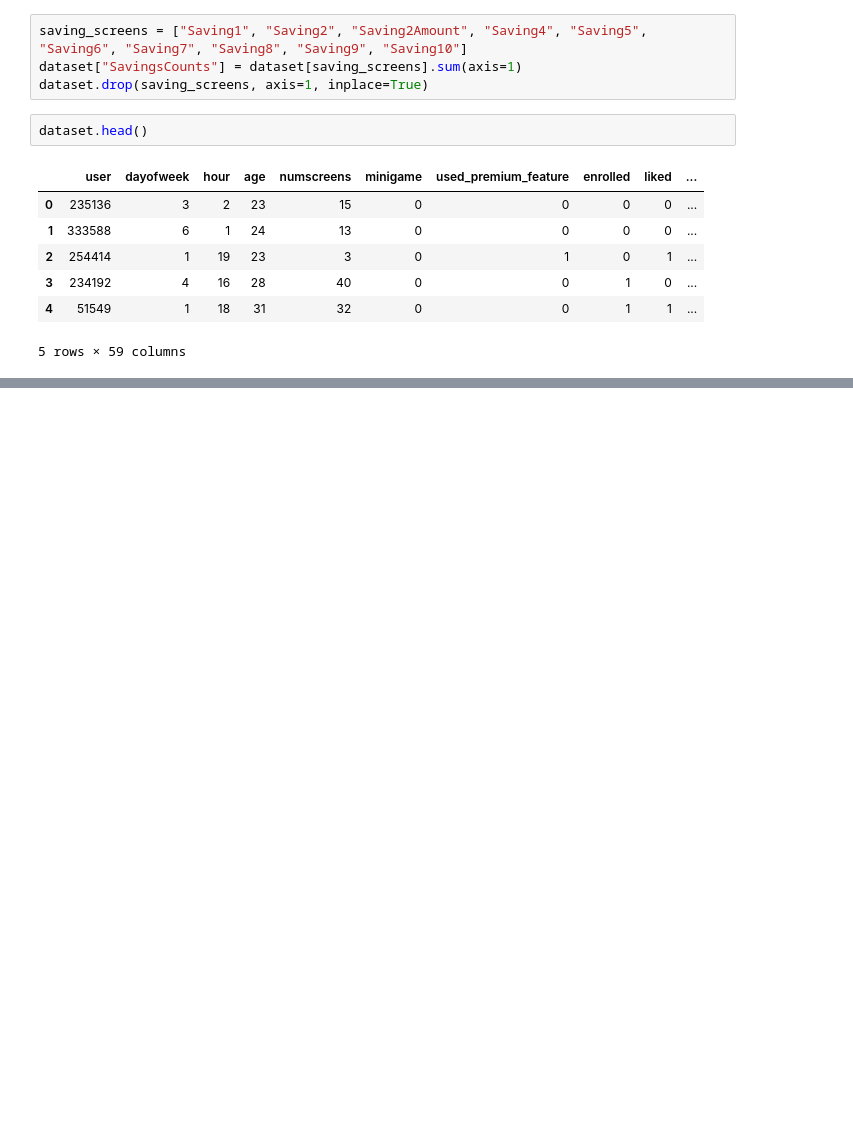
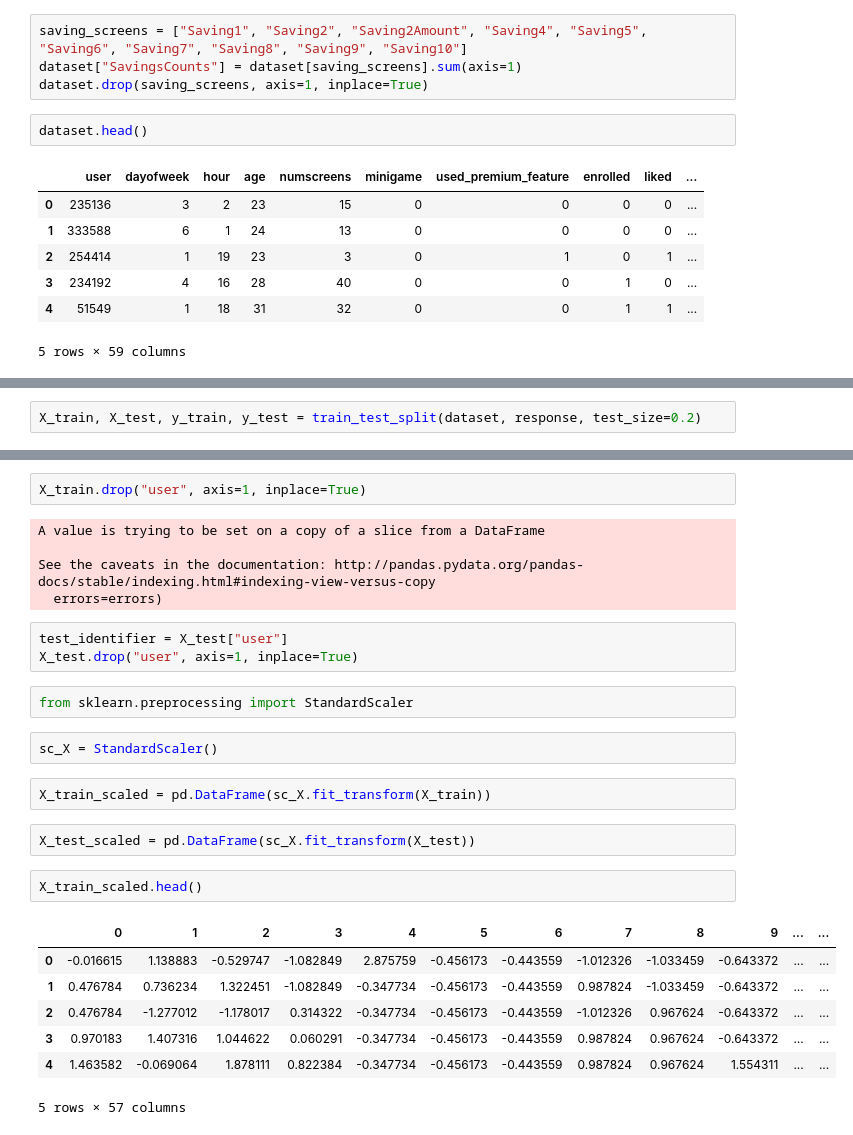
Before and after one commit to DGV1995/Curso-Practical-Machine-Learning, a Jupyter notebook: Notebooks/Customers.ipynb, the cells around one changed output, grey strips where cells are left out. Drawn from its saved outputs; the diff is of its cells as text; blank space fills up the shorter version.

```diff
--- a/Notebooks/Customers.ipynb
+++ b/Notebooks/Customers.ipynb
@@ -219,0 +230,2 @@ dataset.head()
+# %%
+X_train, X_test, y_train, y_test = train_test_split(dataset, response, test_size=0.2)
@@ -219,0 +234,28 @@ dataset.head()
+# %%
+X_train.drop("user", axis=1, inplace=True)
+# %% [output]
+A value is trying to be set on a copy of a slice from a DataFrame
+
+See the caveats in the documentation: http://pandas.pydata.org/pandas-docs/stable/indexing.html#indexing-view-versus-copy
+  errors=errors)
+# %%
+test_identifier = X_test["user"]
+X_test.drop("user", axis=1, inplace=True)
+# %%
+from sklearn.preprocessing import StandardScaler
+# %%
+sc_X = StandardScaler()
+# %%
+X_train_scaled = pd.DataFrame(sc_X.fit_transform(X_train))
+# %%
+X_test_scaled = pd.DataFrame(sc_X.fit_transform(X_test))
+# %%
+X_train_scaled.head()
+# %% [output]
+|  | 0 | 1 | 2 | 3 | 4 | 5 | 6 | 7 | 8 | 9 | ... | ... |
+| 0 | -0.016615 | 1.138883 | -0.529747 | -1.082849 | 2.875759 | -0.456173 | -0.443559 | -1.012326 | -1.033459 | -0.643372 | ... | ... |
+| 1 | 0.476784 | 0.736234 | 1.322451 | -1.082849 | -0.347734 | -0.456173 | -0.443559 | 0.987824 | -1.033459 | -0.643372 | ... | ... |
+| 2 | 0.476784 | -1.277012 | -1.178017 | 0.314322 | -0.347734 | -0.456173 | -0.443559 | -1.012326 | 0.967624 | -0.643372 | ... | ... |
+| 3 | 0.970183 | 1.407316 | 1.044622 | 0.060291 | -0.347734 | -0.456173 | -0.443559 | 0.987824 | 0.967624 | -0.643372 | ... | ... |
+| 4 | 1.463582 | -0.069064 | 1.878111 | 0.822384 | -0.347734 | -0.456173 | -0.443559 | 0.987824 | 0.967624 | 1.554311 | ... | ... |
+5 rows × 57 columns
```
Also changed, not shown: parts of 26 cells of this notebook.
